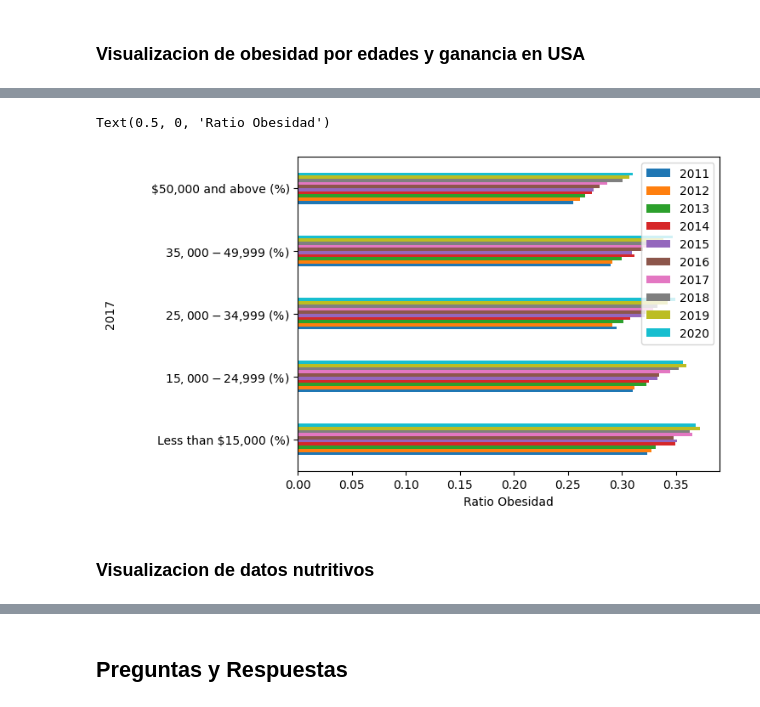
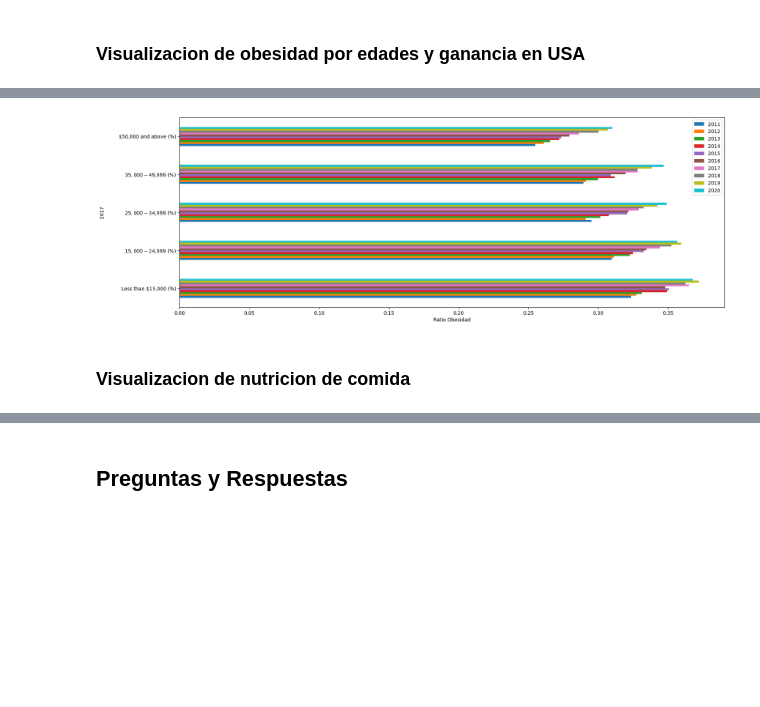
Before and after one commit to NicolasEyzaguirre/EDA-obesidad, a Jupyter notebook: memoria-EDA.ipynb, the cells around one changed output, grey strips where cells are left out. Saved outputs shown, nothing was run; the diff lists cells and outputs as text; code cells hidden in the pictures; blank space fills up the shorter version.

```diff
--- a/memoria-EDA.ipynb
+++ b/memoria-EDA.ipynb
@@ -369,10 +80,6 @@ sns.heatmap(Obesidad_G_anual.corr(),
-# %%
-Obesidad_G_anual.plot(kind='barh')
-
-plt.ylabel("2017")
-plt.xlabel("Ratio Obesidad")
-# %% [output]
-Text(0.5, 0, 'Ratio Obesidad')
-[figure, removed]
+# %%
+obesidad_ganancia(Grafica=True)
+# %% [output]
+[figure, added]
 # %% [markdown]
-### Visualizacion de datos nutritivos
+### Visualizacion de nutricion de comida
```
Also changed, not shown: parts of 50 cells of this notebook, 3 other files.
